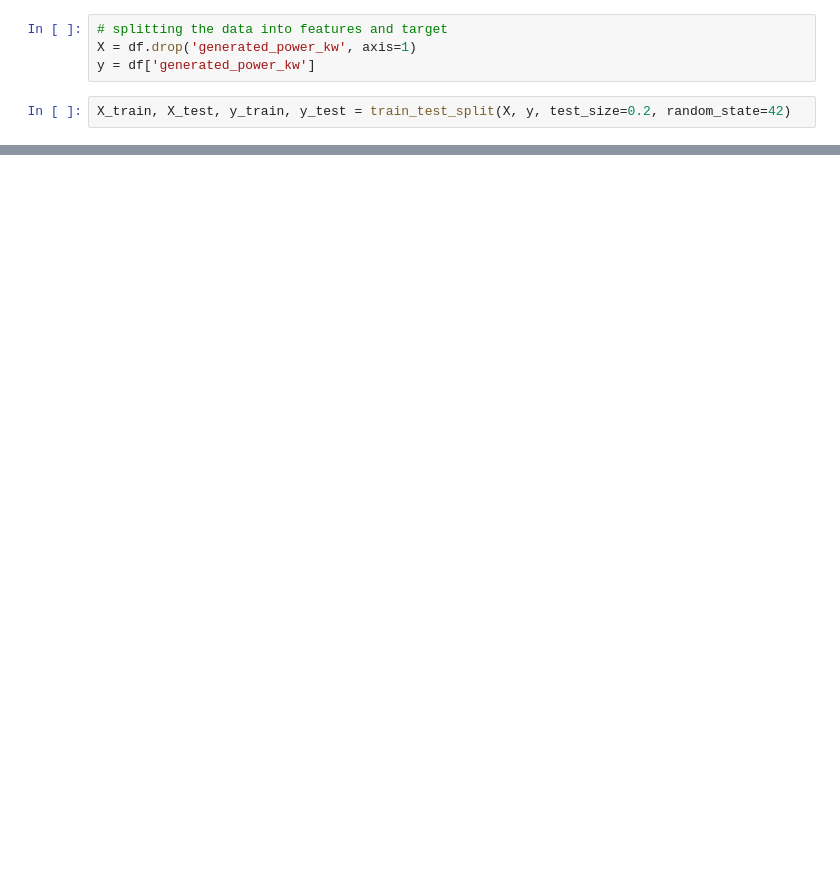
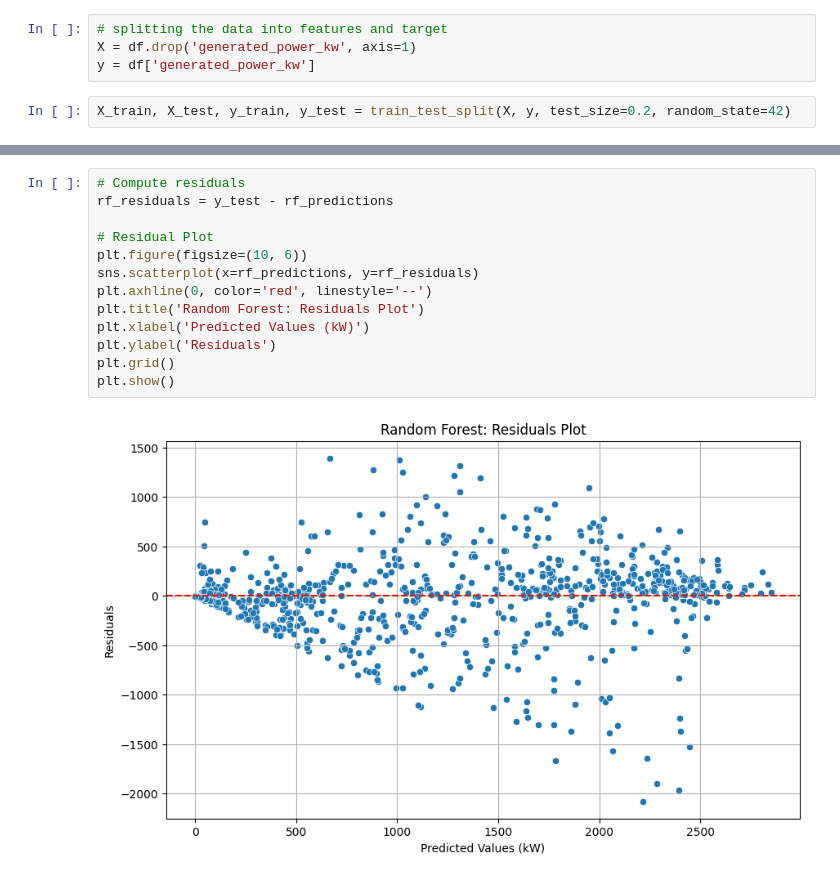
Before and after one commit to Jay0073/Solar-Power-Prediction, a Jupyter notebook: Model_building.ipynb, the cells around one changed output, grey strips where cells are left out. Saved outputs shown, nothing was run; the diff lists cells and outputs as text; blank space fills up the shorter version.

```diff
--- a/Model_building.ipynb
+++ b/Model_building.ipynb
@@ -85,0 +178,15 @@ Mean Squared Error (MSE): 257589.06
+# %%
+# Compute residuals
+rf_residuals = y_test - rf_predictions
+
+# Residual Plot
+plt.figure(figsize=(10, 6))
+sns.scatterplot(x=rf_predictions, y=rf_residuals)
+plt.axhline(0, color='red', linestyle='--')
+plt.title('Random Forest: Residuals Plot')
+plt.xlabel('Predicted Values (kW)')
+plt.ylabel('Residuals')
+plt.grid()
+plt.show()
+# %% [output]
+[figure, added]
```
Also changed, not shown: parts of 27 cells of this notebook.
